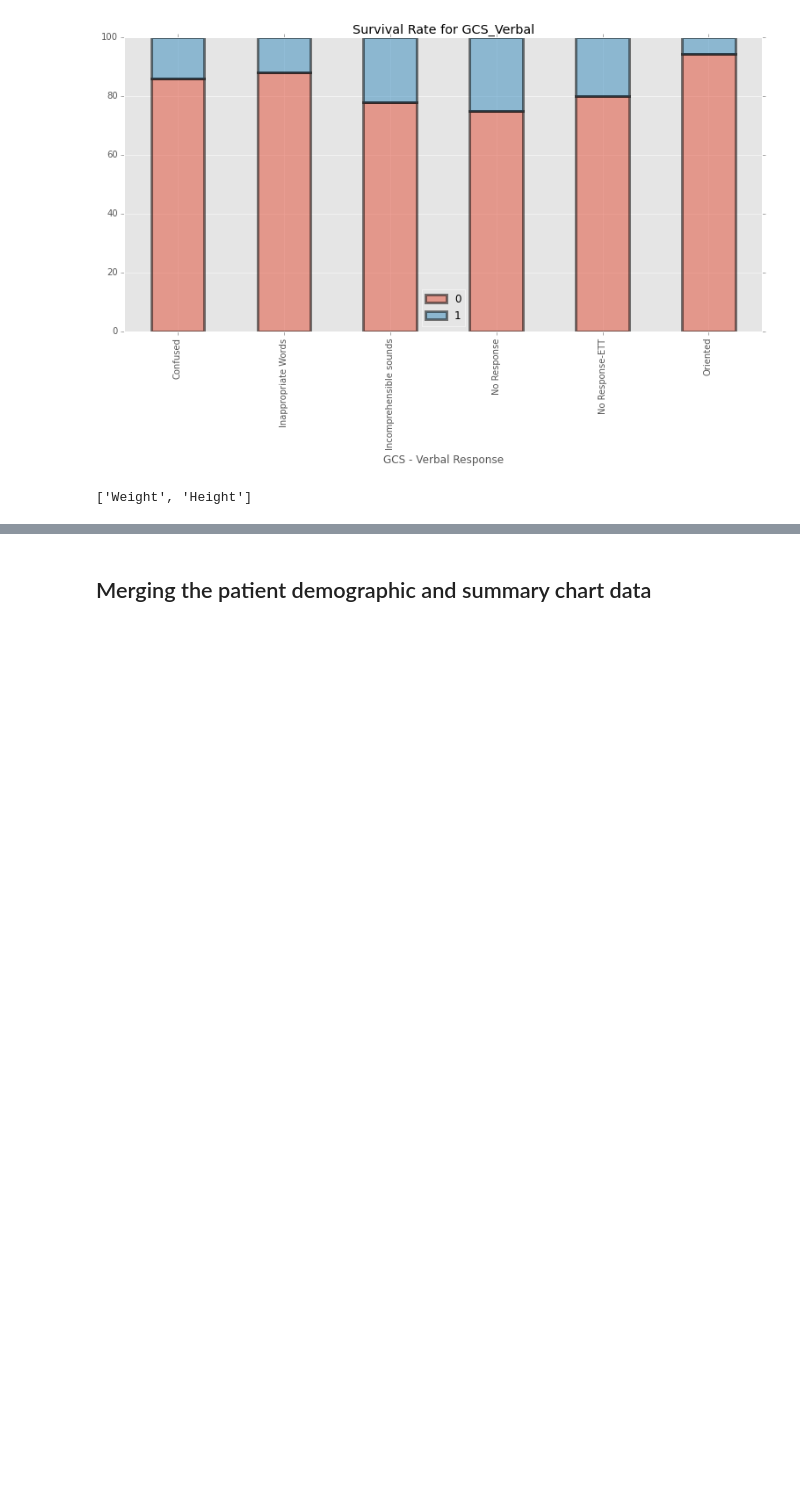
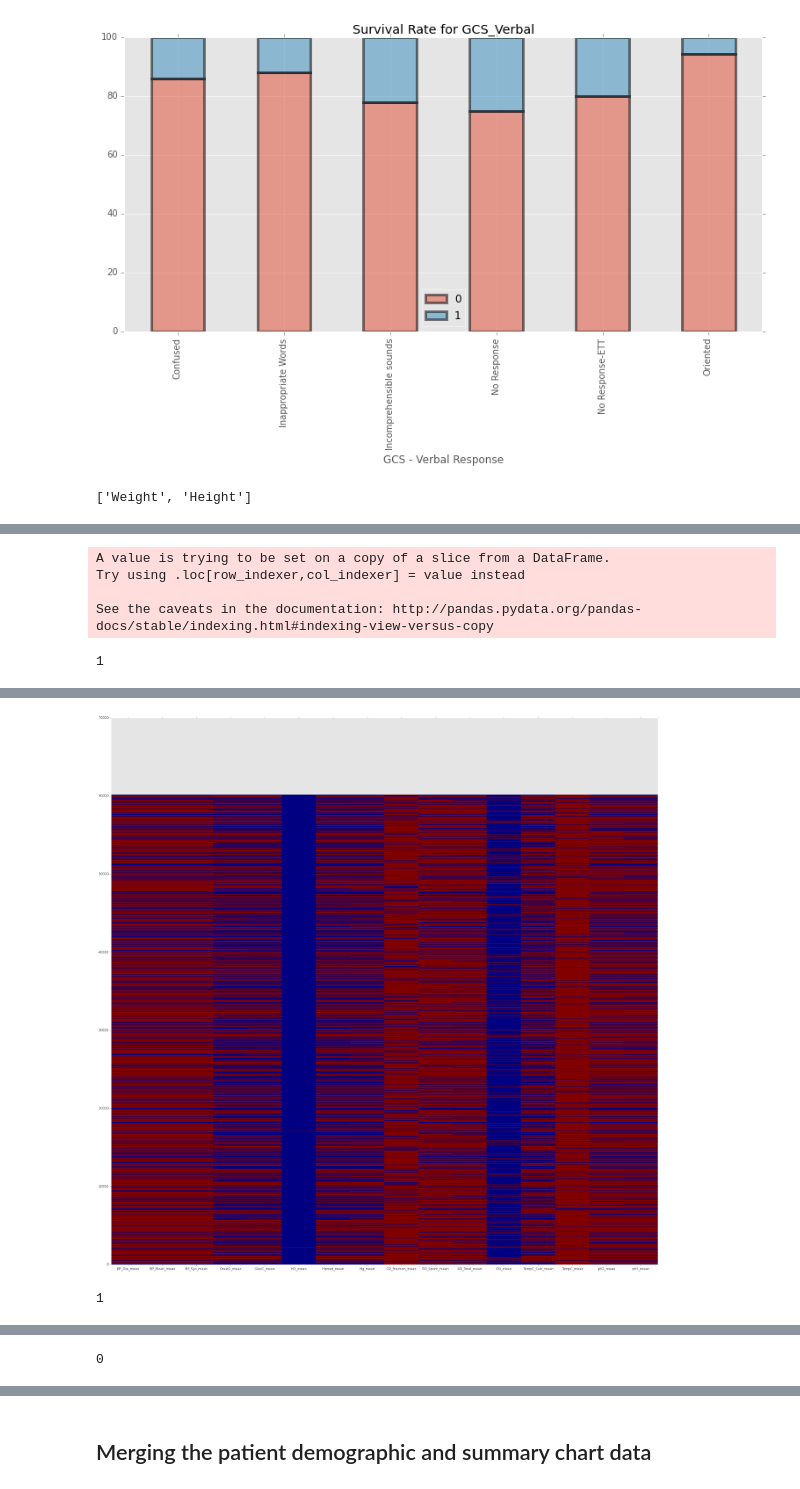
Before and after one commit to RJBeetel3/mimic3_analysis, a Jupyter notebook: CHARTEVENTS_FIRST24.ipynb, the cells around one changed output, grey strips where cells are left out. Cells and saved outputs as stored; diff of their text form; code cells hidden in the pictures; blank space fills up the shorter version.

```diff
--- a/CHARTEVENTS_FIRST24.ipynb
+++ b/CHARTEVENTS_FIRST24.ipynb
@@ -244,6 +248,9 @@ std_dict_new_cols = []
 skew_dict_new_cols = []
 min_dict_new_cols = []
 max_dict_new_cols = []
+first_dict_new_cols = []
+slope_dict_new_cols = []
+delta_dict_new_cols = []
 for x in calc_dict_cols:
     mean_dict_new_cols.append(x + '_mean')
     med_dict_new_cols.append(x + '_med')
@@ -251,6 +258,9 @@ for x in calc_dict_cols:
     skew_dict_new_cols.append(x + '_skew')
     min_dict_new_cols.append(x + '_min')
     max_dict_new_cols.append(x + '_max')
+    first_dict_new_cols.append(x + '_first')
+    slope_dict_new_cols.append(x + '_slope')
+    delta_dict_new_cols.append(x + '_delta')
 # %%
 for i in range(len(old_cols2)):
     print "{}      {}".format(old_cols2[i], max_dict_new_cols[i])
@@ -583,6 +645,7 @@ const_dict.keys()
 # %% [output]
 ['Weight', 'Height']
 # %%
+gend = 'M'
 col = const_dict.keys()[0]
 col2 = const_dict_names[col]
 print "{}   {}".format(col, col2)
@@ -774,0 +918,31 @@ data3.head()
+# %%
+# DISPLAY COLORMAP OF DATA
+calc_list = ['mean', 'med', 'std', 'skew', 'min', 'max', 'first', 'slope', 'delta']
+
+
+
+
+for calc in calc_list:
+    plt.figure(figsize= (30,30))
+    cols = [x for x in data3.columns if calc in x]
+    cols.sort()
+
+    header = data3[cols]
+    for col in header.columns:
+        max_val = -1000 #header[col].max()*100
+        #header[col].replace(np.nan, max_val, inplace = True)
+        header[col] = header[col].apply(lambda x: 1 if pd.isnull(x) else 0)
+    display(data3[cols].dropna().shape[0])
+    missing = header.corr()
+    display(missing[missing >= 0.4])
+    plt.pcolor(header)
+    plt.xticks(np.arange(0.5, len(header.columns), 1), header.columns)
+    plt.show()
+
+print "Complete"
+# %% [output]
+A value is trying to be set on a copy of a slice from a DataFrame.
+Try using .loc[row_indexer,col_indexer] = value instead
+
+See the caveats in the documentation: http://pandas.pydata.org/pandas-docs/stable/indexing.html#indexing-view-versus-copy
+1
@@ -774,0 +966,2 @@ data3.head()
+[figure, added]
+1
@@ -774,0 +986 @@ data3.head()
+0
```
Also changed, not shown: parts of 16 cells of this notebook.
